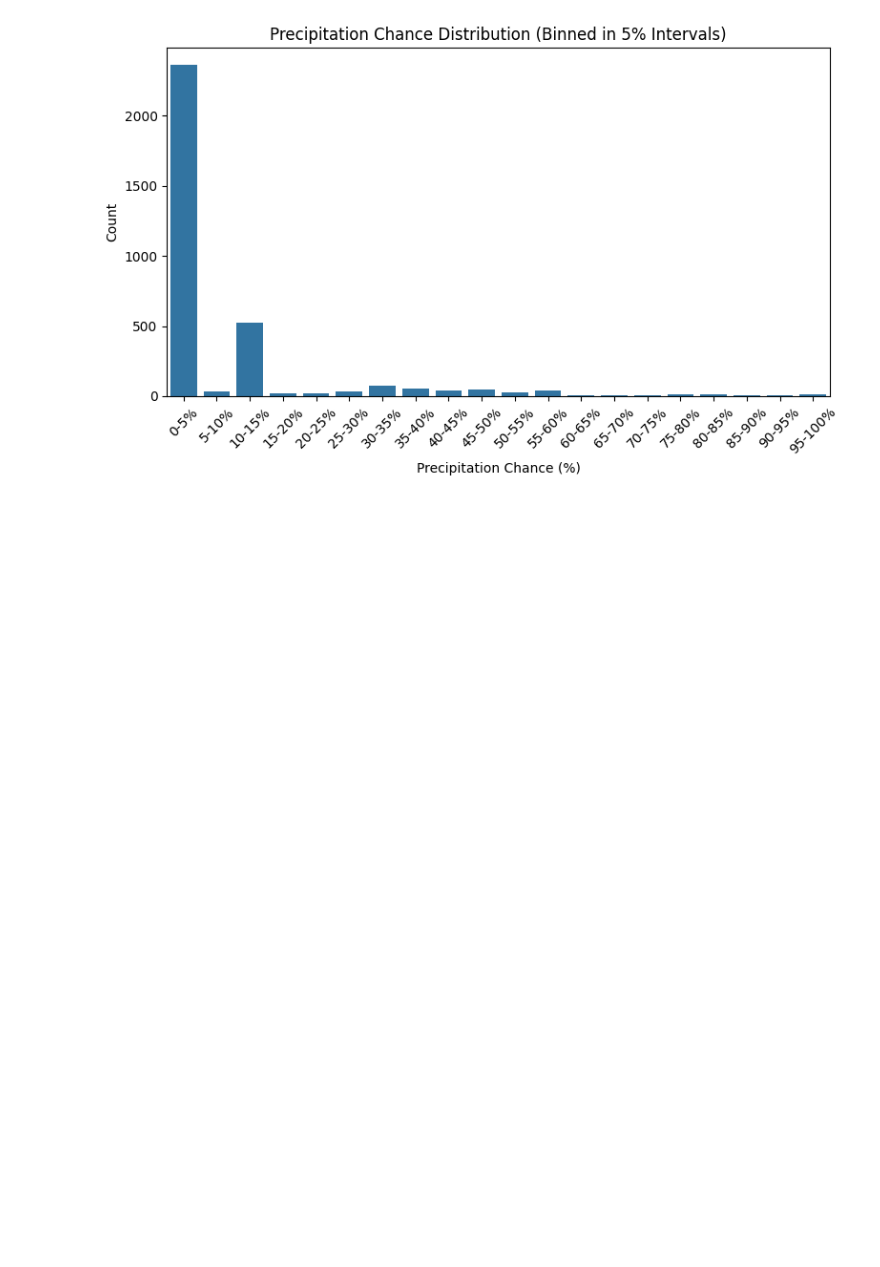
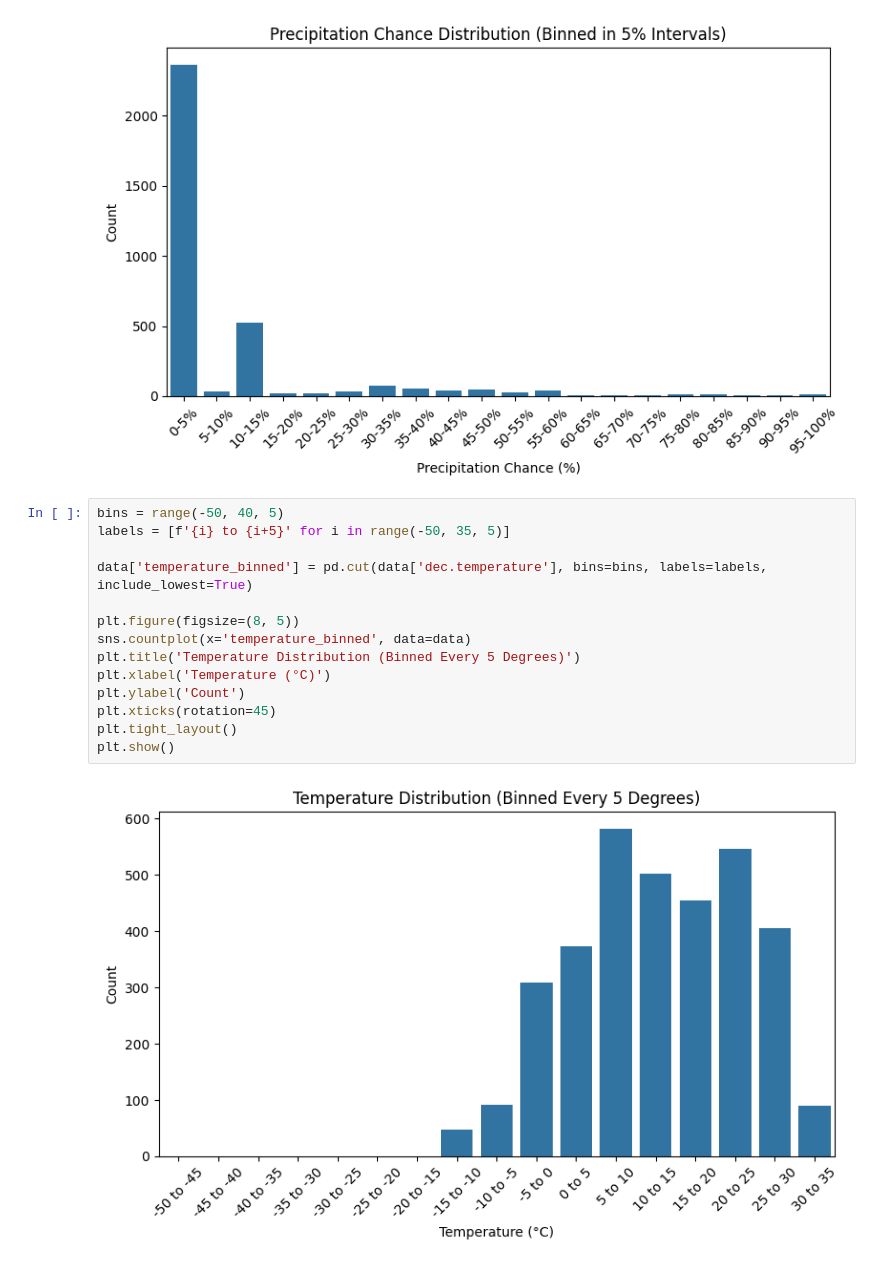
Before and after one commit to jacksoncamp42/ORIE-5160-Midterm-Project, a Jupyter notebook: EDA/eda_sent_notifications.ipynb, the cells around one changed output. Drawn from its saved outputs; the diff is of its cells as text; blank space fills up the shorter version.

Commit message:
added graph for binning temp every 5 degrees

```diff
--- a/EDA/eda_variables.ipynb
+++ b/EDA/eda_sent_notifications.ipynb
@@ -179,3 +179,19 @@ plt.tight_layout()
 plt.show()
 # %% [output]
 [figure]
+# %%
+bins = range(-50, 40, 5)
+labels = [f'{i} to {i+5}' for i in range(-50, 35, 5)]
+
+data['temperature_binned'] = pd.cut(data['dec.temperature'], bins=bins, labels=labels, include_lowest=True)
+
+plt.figure(figsize=(8, 5))
+sns.countplot(x='temperature_binned', data=data)
+plt.title('Temperature Distribution (Binned Every 5 Degrees)')
+plt.xlabel('Temperature (°C)')
+plt.ylabel('Count')
+plt.xticks(rotation=45)
+plt.tight_layout()
+plt.show()
+# %% [output]
+[figure, added]
```
Also changed, not shown: 1 other file.
